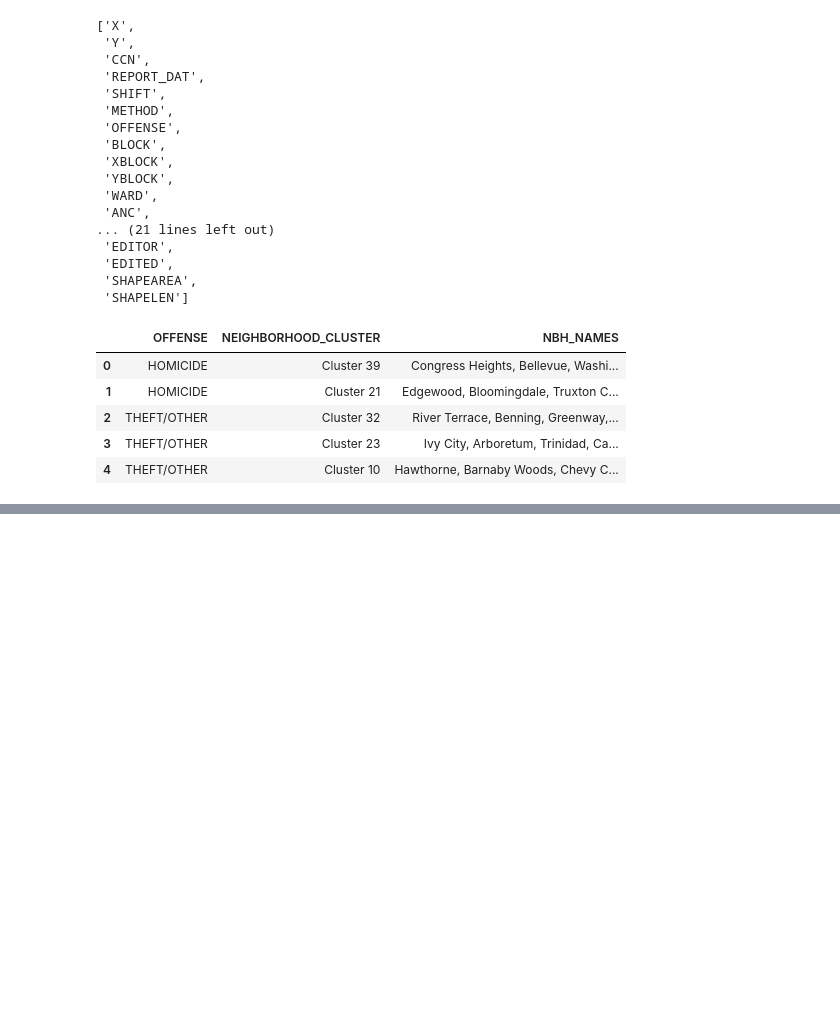
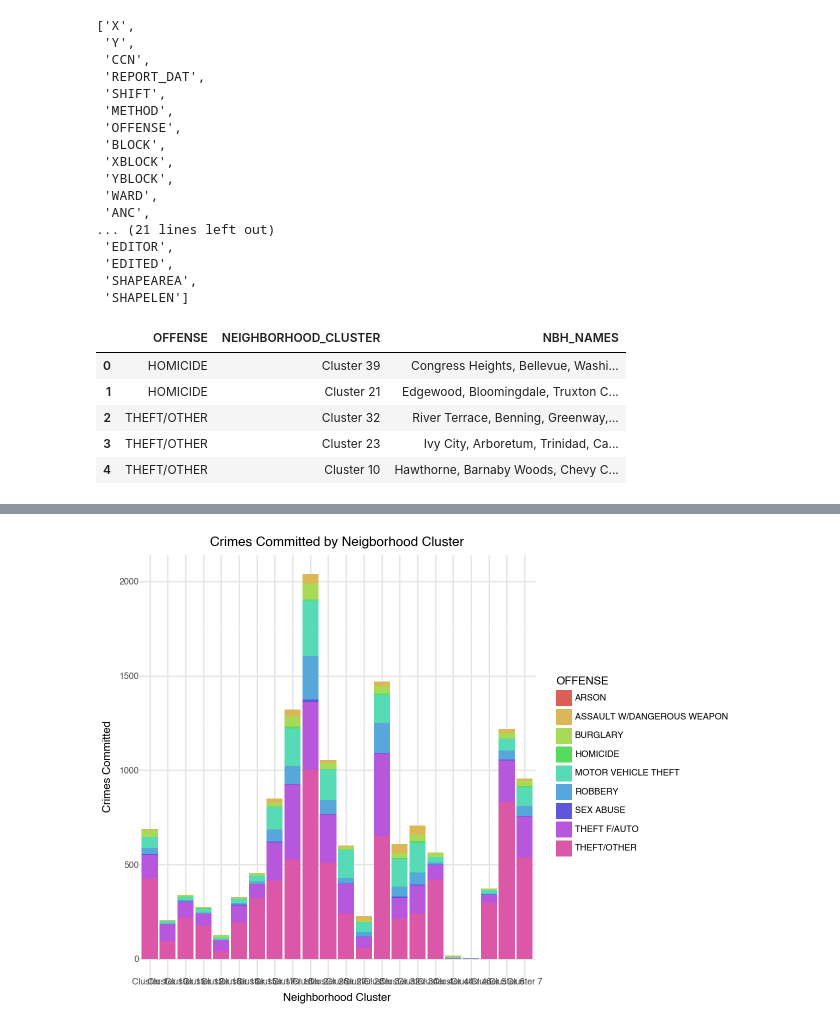
Before and after one commit to rebeccalwagner/PPOL_5203_FinalProject, a Jupyter notebook: files/visualizations/open_data_dc_viz.ipynb, the cells around one changed output, grey strips where cells are left out. Cells and saved outputs as stored; diff of their text form; code cells hidden in the pictures; blank space fills up the shorter version.

Commit message:
made more updates to visuals

```diff
--- a/files/visualizations/open_data_dc_viz.ipynb
+++ b/files/visualizations/open_data_dc_viz.ipynb
@@ -91,4 +91,4 @@ with_neighborhoods_filter.head()
 | 4 | THEFT/OTHER | Cluster 10 | Hawthorne, Barnaby Woods, Chevy C... |
 # %%
 with_neighborhoods_filter_ = with_neighborhoods_filter[with_neighborhoods_filter['NBH_NAMES'].str.contains(keywords, case=False, na=False)]
-with_neighborhoods_filter_.reset_index(drop = True)
+neighborhoods_cleaned = with_neighborhoods_filter_.reset_index(drop = True)
@@ -112,0 +104,2 @@ with_neighborhoods_filter.shape
+# %%
+neighborhoods_cleaned["COUNT"] = 1
@@ -112,0 +122,18 @@ with_neighborhoods_filter.shape
+# %%
+# step 1: data
+(ggplot(data=neighborhoods_cleaned) +
+
+# step 2: geom
+ geom_bar(
+
+# step 3: aesthethics as variable
+     aes(x="NEIGHBORHOOD_CLUSTER", fill="OFFENSE"), stat="count") +
+
+    theme_minimal(base_size=8) +
+    #theme(legend_position='none') +
+
+
+# step labels: edit the labels of the graph
+labs(x="Neighborhood Cluster", y="Crimes Committed", title="Crimes Committed by Neigborhood Cluster"))
+# %% [output]
+[figure, added]
```
Also changed, not shown: parts of 4 cells of this notebook.
